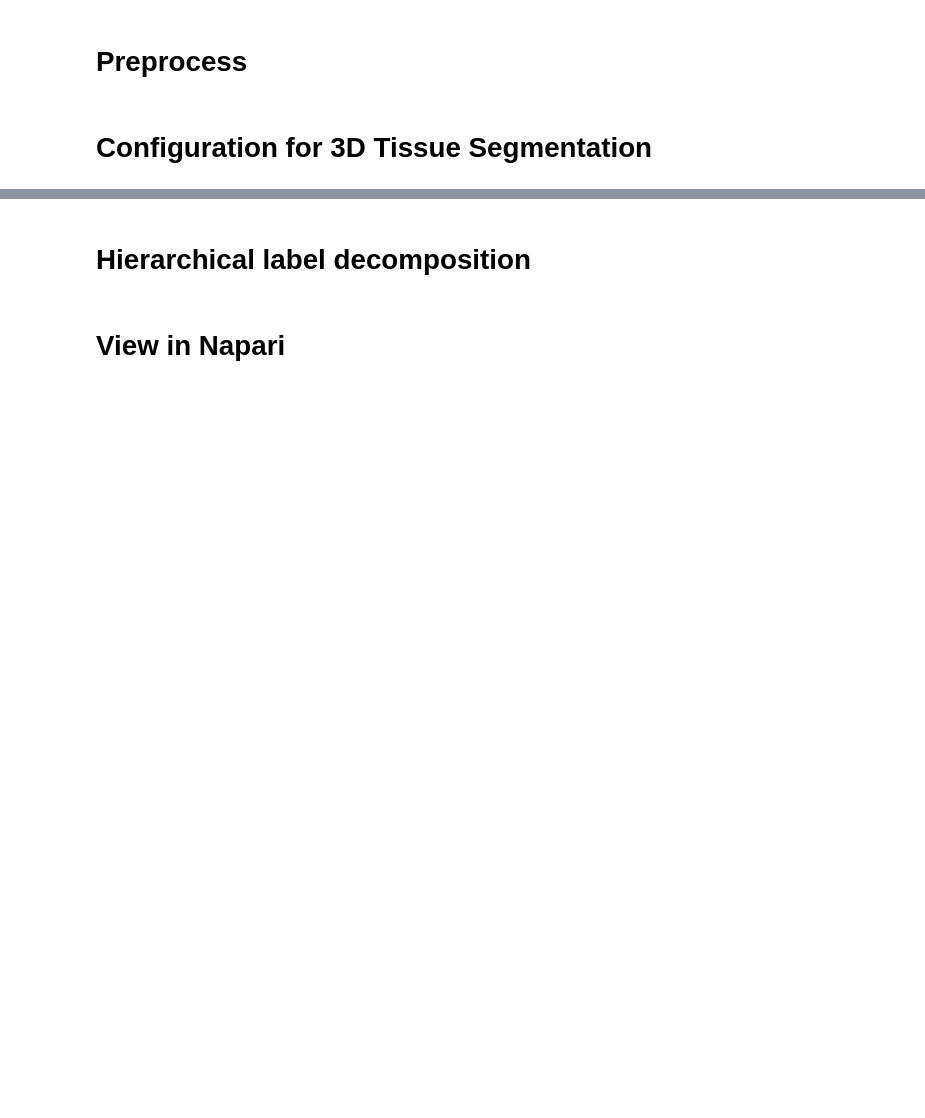
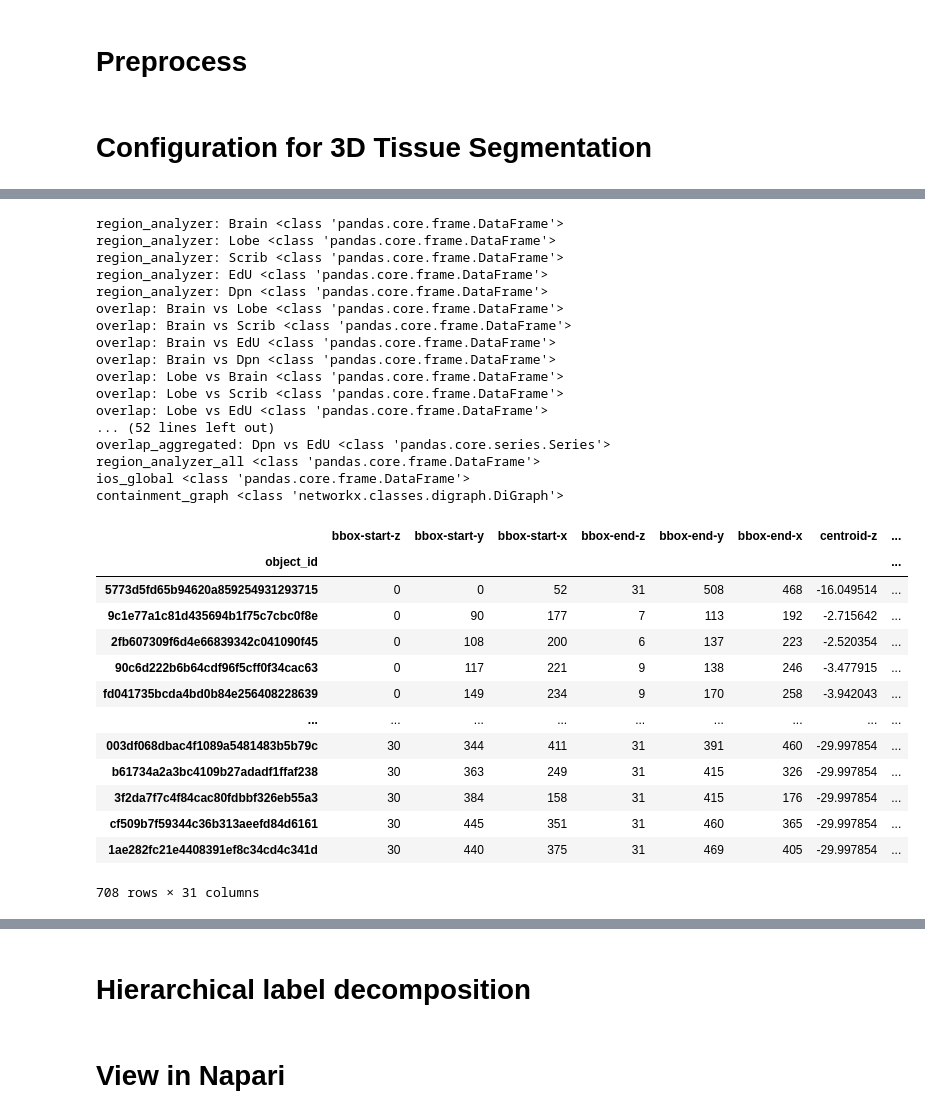
Before and after one commit to ksiller/vistiq, a Jupyter notebook: notebooks/hierarchical-analysis.ipynb, the cells around one changed output, grey strips where cells are left out. Cells and saved outputs as stored; diff of their text form; code cells hidden in the pictures; blank space fills up the shorter version.

```diff
--- a/notebooks/hierarchical-analysis.ipynb
+++ b/notebooks/hierarchical-analysis.ipynb
@@ -48,6 +68,6 @@ ilc = ImageLoaderConfig(
     rename_channel={"Red": "Dpn", "Green": "Scrib", "Blue": "EdU"},
     scene_index=scene_index,
     split_channels=False,
-    #substack="C:3"
+    substack="Z:20-50"
 )
 img, metadata = ImageLoader(ilc).run(path)
@@ -177,9 +180 @@ b_metadata["channel_names"] = ["Brain"]
-# %%
-imc = ImageWriterConfig(overwrite=True)
-outpath = ".".join(path.split(".")[:-1]) + f"-scene-{scene_index}.tif"
-ImageWriter(imc).run(lobe_labels, outpath, metadata=c_metadata)
-
-imc = ImageWriterConfig(overwrite=True)
-outpath = ".".join(path.split(".")[:-1]) + f"-scene-{scene_index}.tif"
-ImageWriter(imc).run(brain_label, outpath, metadata=b_metadata)
 # %% [markdown]
@@ -267,13 +277,6 @@ acfg = AnalysisFlowConfig(
 @flow
 def full_pipeline(img_path, scene_index=0, outdir=".", embedding_path="embeddings"):
     # load image
-    ilc = ImageLoaderConfig(
-        squeeze=True,
-        rename_channel={"Red": "Dpn", "Green": "Scrib", "Blue": "EdU"},
-        scene_index=scene_index,
-        split_channels=False,
-        #substack="C:3"
-    )
     img, metadata = ImageLoader(ilc).run(img_path)
 
     # TISSUE - brain lobes
@@ -309,7 +312,7 @@ def full_pipeline(img_path, scene_index=0, outdir=".", embedding_path="embedding
     fname_stem = Path(img_path).stem
     imc = ImageWriterConfig(overwrite=True)
     outpaths = [os.path.join(outdir, f'{fname_stem}.scene-{meta.get("scene_index","")}.tif') for meta in combined_metadata]
-    print (outpaths)
+    # print (outpaths)
     ImageWriter(imc).run.map(combined_labels, outpaths, metadata=combined_metadata)
 
     # make sure to resolve the futures to results
@@ -329,16 +465,0 @@ stackview.slice(np.concatenate(combined_labels, axis=-1))
-# %%
-for k,v in measurements.items():
-    if isinstance(v, pd.DataFrame):
-        print (f"{k}, {type(v)} | {v.head()}")
-    else:
-        print (f"{k}, {type(v)} len(v)={len(v)}")
-        print (f"    {type(v[0])} len(v[0])={len(v[0])}")
-        print (f"        {type(v[0][0])} len(v[0][0]={len(v[0][0])} v[0][0]={v[0][0]}")
-        for m,n in v[0][0].items():
-            print (f"            {m}, {n}")
-        print (f"        {type(v[0][1])} len(v[0][1]={len(v[0][1])} v[0][0]={v[0][1]}")
-        for m,n in v[0][1].items():
-            print (f"            {m}, {n}")
-        print (f"    {type(v[1])} len(v[1])={len(v[1])}")
-        for m,n in v[1].items():
-            print (f"        {m}, {n.head()}")
@@ -376,0 +466,37 @@ overlaps
+# %%
+for k,v in measurements.items():
+    print (k, type(v))
+df=measurements["region_analyzer_all"].sort_values(["channel","label"])
+df
+# %% [output]
+region_analyzer: Brain <class 'pandas.core.frame.DataFrame'>
+region_analyzer: Lobe <class 'pandas.core.frame.DataFrame'>
+region_analyzer: Scrib <class 'pandas.core.frame.DataFrame'>
+region_analyzer: EdU <class 'pandas.core.frame.DataFrame'>
+region_analyzer: Dpn <class 'pandas.core.frame.DataFrame'>
+overlap: Brain vs Lobe <class 'pandas.core.frame.DataFrame'>
+overlap: Brain vs Scrib <class 'pandas.core.frame.DataFrame'>
+overlap: Brain vs EdU <class 'pandas.core.frame.DataFrame'>
+overlap: Brain vs Dpn <class 'pandas.core.frame.DataFrame'>
+overlap: Lobe vs Brain <class 'pandas.core.frame.DataFrame'>
+overlap: Lobe vs Scrib <class 'pandas.core.frame.DataFrame'>
+overlap: Lobe vs EdU <class 'pandas.core.frame.DataFrame'>
+... (52 lines left out)
+overlap_aggregated: Dpn vs EdU <class 'pandas.core.series.Series'>
+region_analyzer_all <class 'pandas.core.frame.DataFrame'>
+ios_global <class 'pandas.core.frame.DataFrame'>
+containment_graph <class 'networkx.classes.digraph.DiGraph'>
+|  | bbox-start-z | bbox-start-y | bbox-start-x | bbox-end-z | bbox-end-y | bbox-end-x | centroid-z | ... |
+| object_id |  |  |  |  |  |  |  | ... |
+| 5773d5fd65b94620a859254931293715 | 0 | 0 | 52 | 31 | 508 | 468 | -16.049514 | ... |
+| 9c1e77a1c81d435694b1f75c7cbc0f8e | 0 | 90 | 177 | 7 | 113 | 192 | -2.715642 | ... |
+| 2fb607309f6d4e66839342c041090f45 | 0 | 108 | 200 | 6 | 137 | 223 | -2.520354 | ... |
+| 90c6d222b6b64cdf96f5cff0f34cac63 | 0 | 117 | 221 | 9 | 138 | 246 | -3.477915 | ... |
+| fd041735bcda4bd0b84e256408228639 | 0 | 149 | 234 | 9 | 170 | 258 | -3.942043 | ... |
+| ... | ... | ... | ... | ... | ... | ... | ... | ... |
+| 003df068dbac4f1089a5481483b5b79c | 30 | 344 | 411 | 31 | 391 | 460 | -29.997854 | ... |
+| b61734a2a3bc4109b27adadf1ffaf238 | 30 | 363 | 249 | 31 | 415 | 326 | -29.997854 | ... |
+| 3f2da7f7c4f84cac80fdbbf326eb55a3 | 30 | 384 | 158 | 31 | 415 | 176 | -29.997854 | ... |
+| cf509b7f59344c36b313aeefd84d6161 | 30 | 445 | 351 | 31 | 460 | 365 | -29.997854 | ... |
+| 1ae282fc21e4408391ef8c34cd4c341d | 30 | 440 | 375 | 31 | 469 | 405 | -29.997854 | ... |
+708 rows × 31 columns
```
Also changed, not shown: parts of 30 cells of this notebook, 5 other files.
